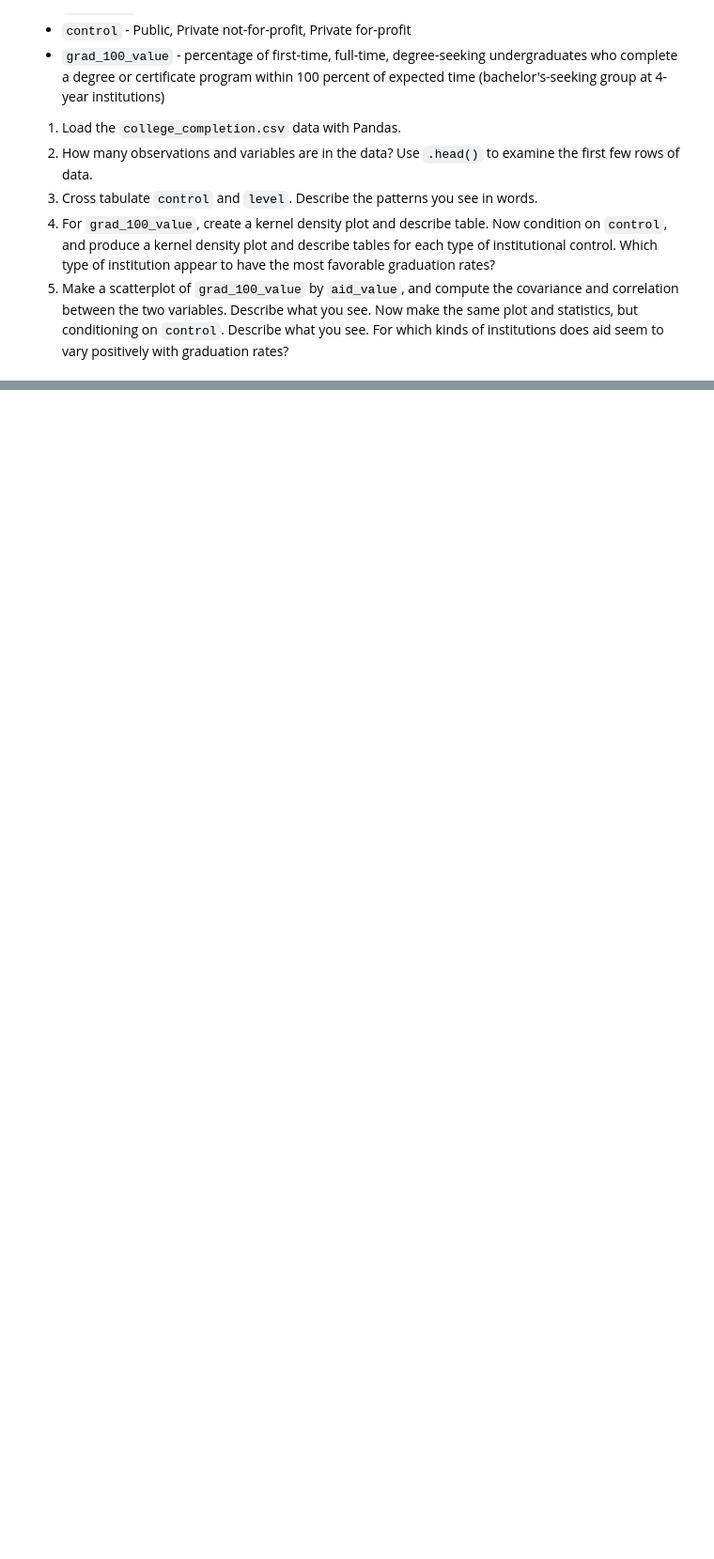
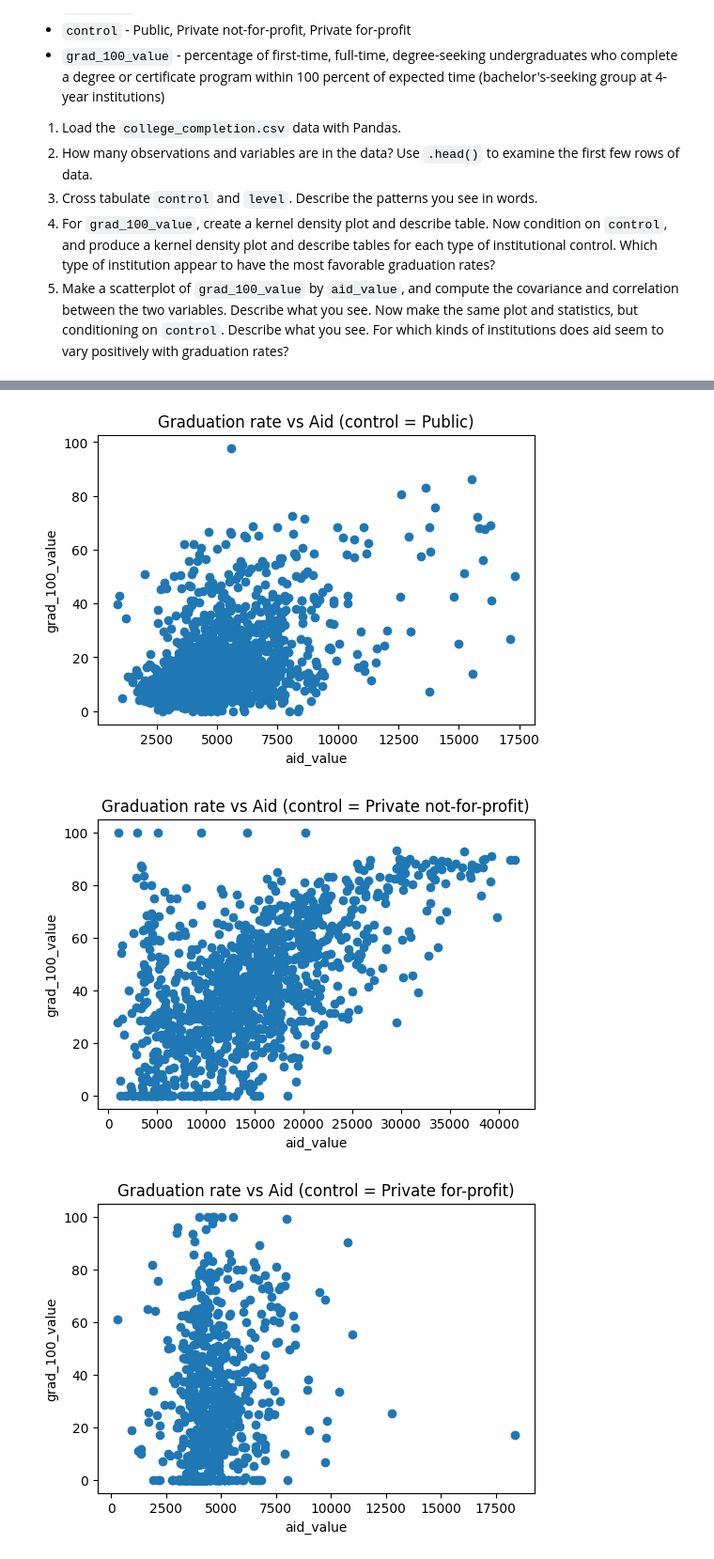
Before and after one commit to joellezamperini/undergrad_ml_assignments, a Jupyter notebook: 01_assignment_wrangling_and_eda.ipynb, the cells around one changed output, grey strips where cells are left out. Shown at 94% size. Drawn from its saved outputs; the diff is of its cells as text; code cells hidden in the pictures; blank space fills up the shorter version.

```diff
--- a/01_assignment_wrangling_and_eda.ipynb
+++ b/01_assignment_wrangling_and_eda.ipynb
@@ -523,0 +612,15 @@ We'll use the `college_completion.csv` dataset from the US Department of Educati
+# %%
+controls = df["control"].dropna().unique()
+
+for c in controls:
+    sub = df[df["control"] == c]
+    plt.figure(figsize=(6,4))
+    plt.scatter(sub["aid_value"], sub["grad_100_value"])
+    plt.xlabel("aid_value")
+    plt.ylabel("grad_100_value")
+    plt.title(f"Graduation rate vs Aid (control = {c})")
+    plt.show()
+# %% [output]
+[figure, added]
+[figure, added]
+[figure, added]
```
Also changed, not shown: parts of 30 cells of this notebook.
